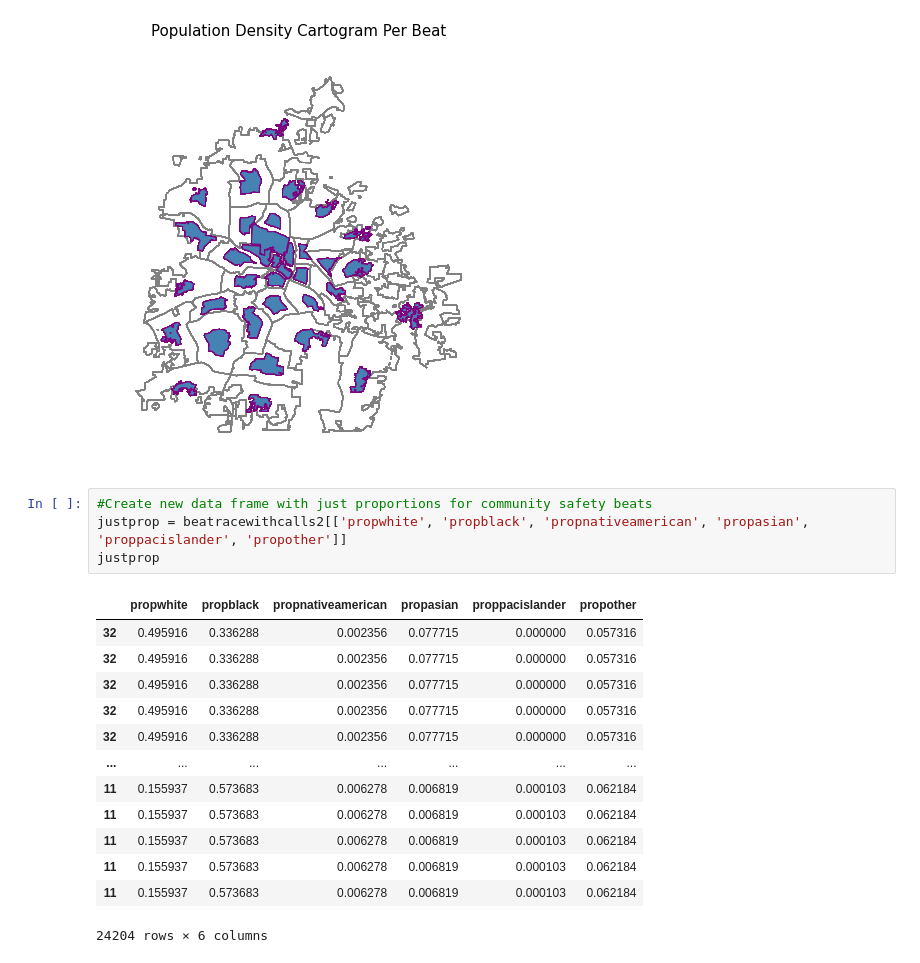
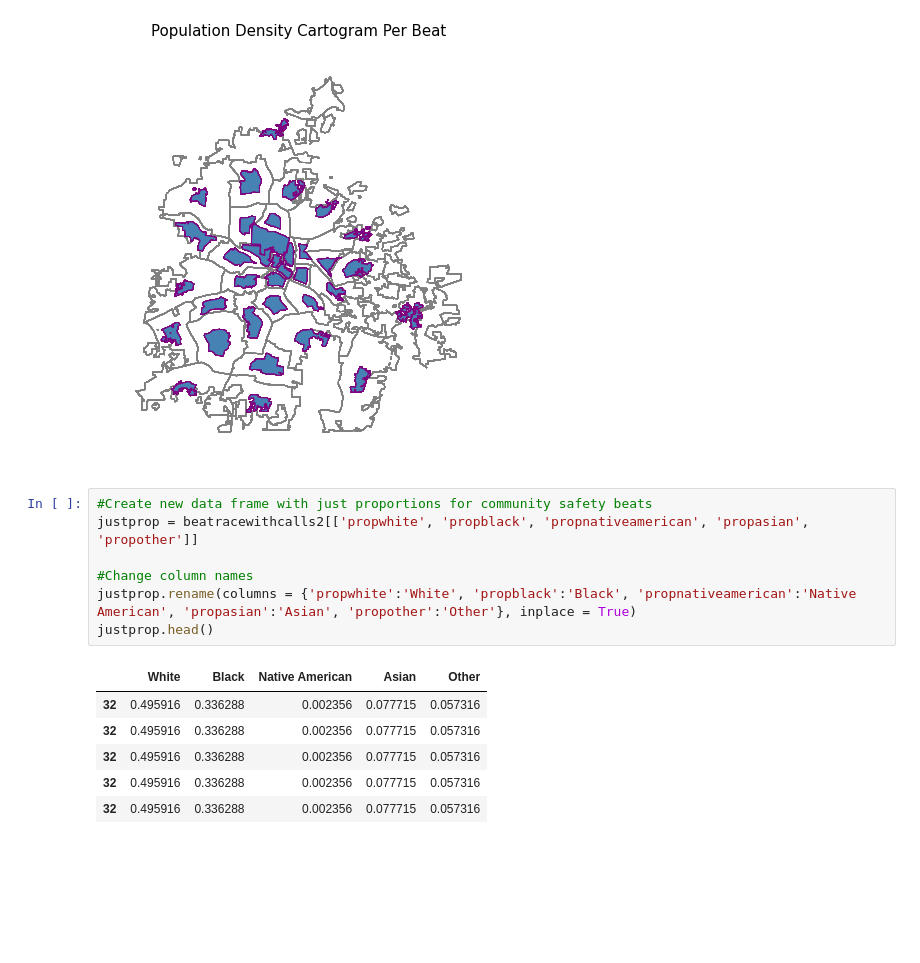
Before and after one commit to sadiesheridan/dataplus-project27-community-safety-durham, a Jupyter notebook: 10_code/EDA.ipynb, the cells around one changed output. Cells and saved outputs as stored; diff of their text form; blank space fills up the shorter version.

```diff
--- a/10_code/EDA.ipynb
+++ b/10_code/EDA.ipynb
@@ -971,22 +968,18 @@ plt.show()
 [figure]
 # %%
 #Create new data frame with just proportions for community safety beats
-justprop = beatracewithcalls2[['propwhite', 'propblack', 'propnativeamerican', 'propasian', 'proppacislander', 'propother']]
-justprop
+justprop = beatracewithcalls2[['propwhite', 'propblack', 'propnativeamerican', 'propasian', 'propother']]
+
+#Change column names
+justprop.rename(columns = {'propwhite':'White', 'propblack':'Black', 'propnativeamerican':'Native American', 'propasian':'Asian', 'propother':'Other'}, inplace = True)
+justprop.head()
 # %% [output]
-|  | propwhite | propblack | propnativeamerican | propasian | proppacislander | propother |
-| 32 | 0.495916 | 0.336288 | 0.002356 | 0.077715 | 0.000000 | 0.057316 |
-| 32 | 0.495916 | 0.336288 | 0.002356 | 0.077715 | 0.000000 | 0.057316 |
-| 32 | 0.495916 | 0.336288 | 0.002356 | 0.077715 | 0.000000 | 0.057316 |
-| 32 | 0.495916 | 0.336288 | 0.002356 | 0.077715 | 0.000000 | 0.057316 |
-| 32 | 0.495916 | 0.336288 | 0.002356 | 0.077715 | 0.000000 | 0.057316 |
-| ... | ... | ... | ... | ... | ... | ... |
-| 11 | 0.155937 | 0.573683 | 0.006278 | 0.006819 | 0.000103 | 0.062184 |
-| 11 | 0.155937 | 0.573683 | 0.006278 | 0.006819 | 0.000103 | 0.062184 |
-| 11 | 0.155937 | 0.573683 | 0.006278 | 0.006819 | 0.000103 | 0.062184 |
-| 11 | 0.155937 | 0.573683 | 0.006278 | 0.006819 | 0.000103 | 0.062184 |
-| 11 | 0.155937 | 0.573683 | 0.006278 | 0.006819 | 0.000103 | 0.062184 |
+|  | White | Black | Native American | Asian | Other |
+| 32 | 0.495916 | 0.336288 | 0.002356 | 0.077715 | 0.057316 |
+| 32 | 0.495916 | 0.336288 | 0.002356 | 0.077715 | 0.057316 |
+| 32 | 0.495916 | 0.336288 | 0.002356 | 0.077715 | 0.057316 |
+| 32 | 0.495916 | 0.336288 | 0.002356 | 0.077715 | 0.057316 |
+| 32 | 0.495916 | 0.336288 | 0.002356 | 0.077715 | 0.057316 |
-24204 rows × 6 columns
 # %%
 #Pie chart for justprop
 justprop.mean().plot.pie(ylabel='', title='Average Racial Composition of Community Safety Beats', autopct='%1.0f%%');
```
Also changed, not shown: parts of 9 cells of this notebook.
